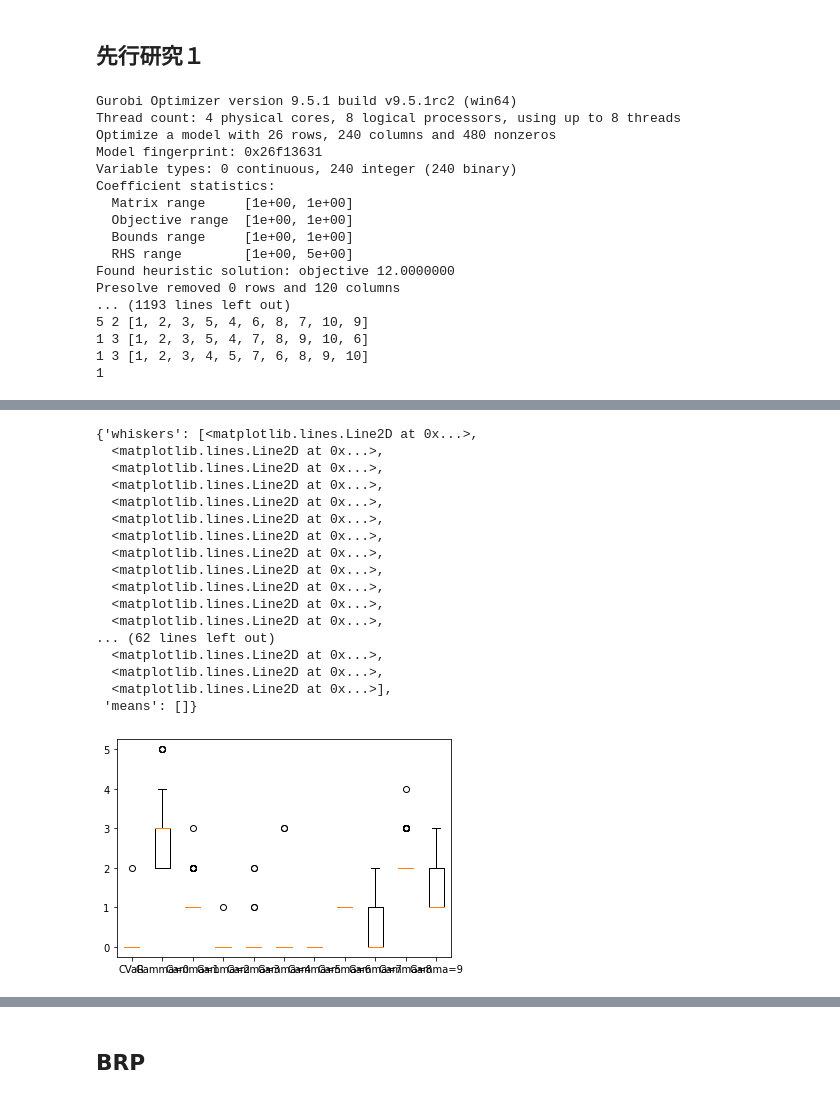
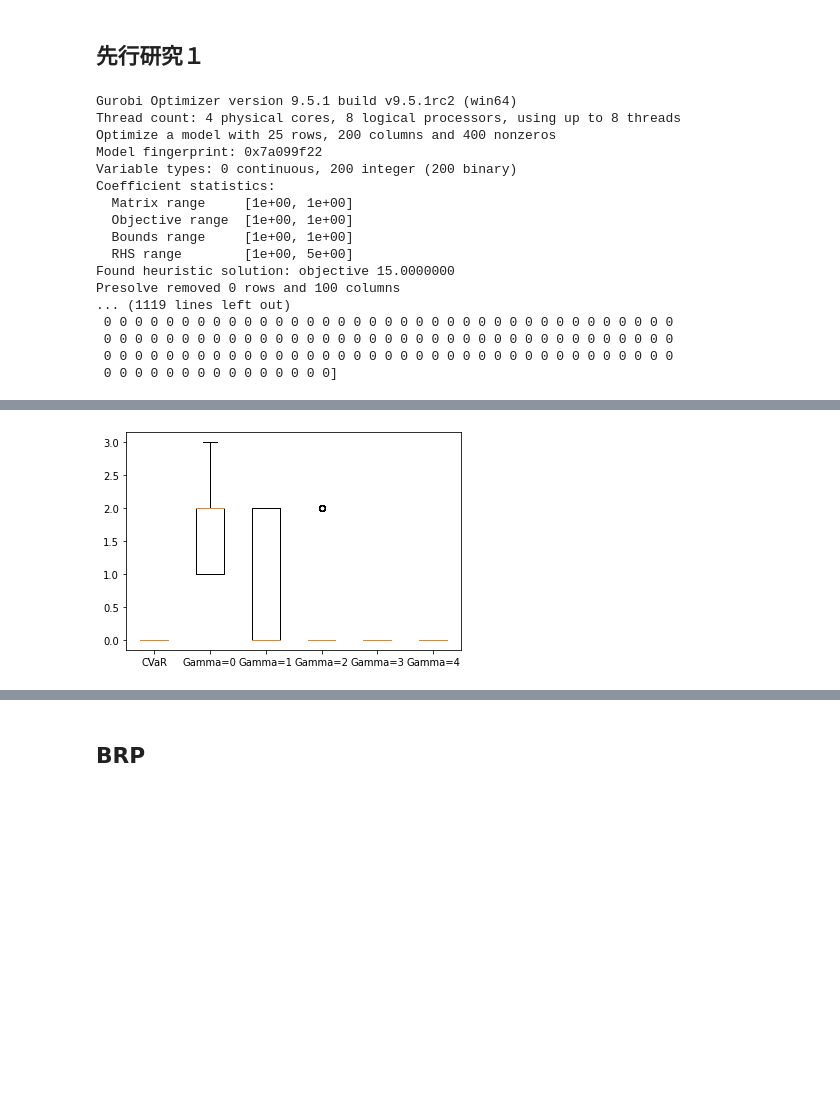
Before and after one commit to ikumadaiki/CPMP, a Jupyter notebook: compare.ipynb, the cells around one changed output, grey strips where cells are left out. Drawn from its saved outputs; the diff is of its cells as text; code cells hidden in the pictures; blank space fills up the shorter version.

```diff
--- a/compare.ipynb
+++ b/compare.ipynb
@@ -152,17 +153,18 @@ ship_num=10
 stack_num=5
 height=5
 n=[3,2,2,2,1,2,2,2,1,3]
-import numpy as np
-beta=np.arange(0.1,1,0.1)
-data=()
-l=[]
-for b in beta:
-  IPS6(ship_num,stack_num,height,n,1000,b)
-  data+=(tuple(penalty),)
-  l.append(str(b*100)+"%-CVaR")
-# print("data=",data)
-import matplotlib.pyplot as plt
-plt.boxplot(data,labels=l)
+# import numpy as np
+# beta=np.arange(0.1,1,0.1)
+# data=()
+# l=[]
+# for b in beta:
+#   IPS6(ship_num,stack_num,height,n,1000,b)
+#   data+=(tuple(penalty),)
+#   l.append(str(b*100)+"%-CVaR")
+# # print("data=",data)
+# import matplotlib.pyplot as plt
+# plt.boxplot(data,labels=l)
+IPS6(ship_num,stack_num,height,n,1000,0.7)
 # %% [output]
 Gurobi Optimizer version 9.5.1 build v9.5.1rc2 (win64)
 Thread count: 4 physical cores, 8 logical processors, using up to 8 threads
@@ -219,7 +186,7 @@ Coefficient statistics:
 # %% [markdown]
 ## 先行研究１
 # %%
-def robust(ship_num,stack_num,height,n,Gamma,size):
+def robust(ship_num,stack_num,height,n,Gamma,size,OR):
     # nと初期配置を変更しなければいけない
     num=sum(n)
 
@@ -320,7 +287,7 @@ def robust(ship_num,stack_num,height,n,Gamma,size):
         np.random.seed(1)
 
         # 期待値と分散共分散行列の準備
-        a=np.arange(2*ship_num)
+        a=np.arange(4*ship_num)
         a=list(a)
         a=random.sample(a,ship_num)
         mean=np.sort(a)
@@ -333,12 +300,6 @@ def robust(ship_num,stack_num,height,n,Gamma,size):
             for j in range(ship_num):
                 if i!=j:
                     cov[i][j]=(-0.75)**abs(i-j)
-
-        data_2 = np.random.multivariate_normal(mean, cov, size=size)
-
-        OR_=np.argsort(data_2)
-        OR_=OR_+np.ones((size,ship_num)).astype(int)
-        OR=OR_.tolist()
 
         global penalty_r
         penalty_r=[]
@@ -366,8 +327,8 @@ def robust(ship_num,stack_num,height,n,Gamma,size):
 # %%
 data=(tuple(penalty),)
 l=["CVaR"]
-for g in range(10):
-  robust(ship_num,stack_num,height,n,g,1000)
+for g in range(5):
+  robust(ship_num,stack_num,height,n,g,1000,OR=OR)
   data+=(tuple(penalty_r),)
   l.append("Gamma="+str(g))
 # print("data=",data)
@@ -376,18 +337,18 @@ plt.boxplot(data,labels=l)
 # %% [output]
 Gurobi Optimizer version 9.5.1 build v9.5.1rc2 (win64)
 Thread count: 4 physical cores, 8 logical processors, using up to 8 threads
-Optimize a model with 26 rows, 240 columns and 480 nonzeros
-Model fingerprint: 0x26f13631
-Variable types: 0 continuous, 240 integer (240 binary)
+Optimize a model with 25 rows, 200 columns and 400 nonzeros
+Model fingerprint: 0x7a099f22
+Variable types: 0 continuous, 200 integer (200 binary)
 Coefficient statistics:
   Matrix range     [1e+00, 1e+00]
   Objective range  [1e+00, 1e+00]
   Bounds range     [1e+00, 1e+00]
   RHS range        [1e+00, 5e+00]
-Found heuristic solution: objective 12.0000000
-Presolve removed 0 rows and 120 columns
-... (1193 lines left out)
-5 2 [1, 2, 3, 5, 4, 6, 8, 7, 10, 9]
-1 3 [1, 2, 3, 5, 4, 7, 8, 9, 10, 6]
-1 3 [1, 2, 3, 4, 5, 7, 6, 8, 9, 10]
-1
+Found heuristic solution: objective 15.0000000
+Presolve removed 0 rows and 100 columns
+... (1119 lines left out)
+ 0 0 0 0 0 0 0 0 0 0 0 0 0 0 0 0 0 0 0 0 0 0 0 0 0 0 0 0 0 0 0 0 0 0 0 0 0
+ 0 0 0 0 0 0 0 0 0 0 0 0 0 0 0 0 0 0 0 0 0 0 0 0 0 0 0 0 0 0 0 0 0 0 0 0 0
+ 0 0 0 0 0 0 0 0 0 0 0 0 0 0 0 0 0 0 0 0 0 0 0 0 0 0 0 0 0 0 0 0 0 0 0 0 0
+ 0 0 0 0 0 0 0 0 0 0 0 0 0 0 0]
@@ -411,18 +372 @@ Presolve removed 0 rows and 120 columns
-{'whiskers': [<matplotlib.lines.Line2D at 0x...>,
-  <matplotlib.lines.Line2D at 0x...>,
-  <matplotlib.lines.Line2D at 0x...>,
-  <matplotlib.lines.Line2D at 0x...>,
-  <matplotlib.lines.Line2D at 0x...>,
-  <matplotlib.lines.Line2D at 0x...>,
-  <matplotlib.lines.Line2D at 0x...>,
-  <matplotlib.lines.Line2D at 0x...>,
-  <matplotlib.lines.Line2D at 0x...>,
-  <matplotlib.lines.Line2D at 0x...>,
-  <matplotlib.lines.Line2D at 0x...>,
-  <matplotlib.lines.Line2D at 0x...>,
-... (62 lines left out)
-  <matplotlib.lines.Line2D at 0x...>,
-  <matplotlib.lines.Line2D at 0x...>,
-  <matplotlib.lines.Line2D at 0x...>],
- 'means': []}
-[figure, old version]
+[figure, new version]
```
Also changed, not shown: parts of 5 cells of this notebook, 1 other file.
